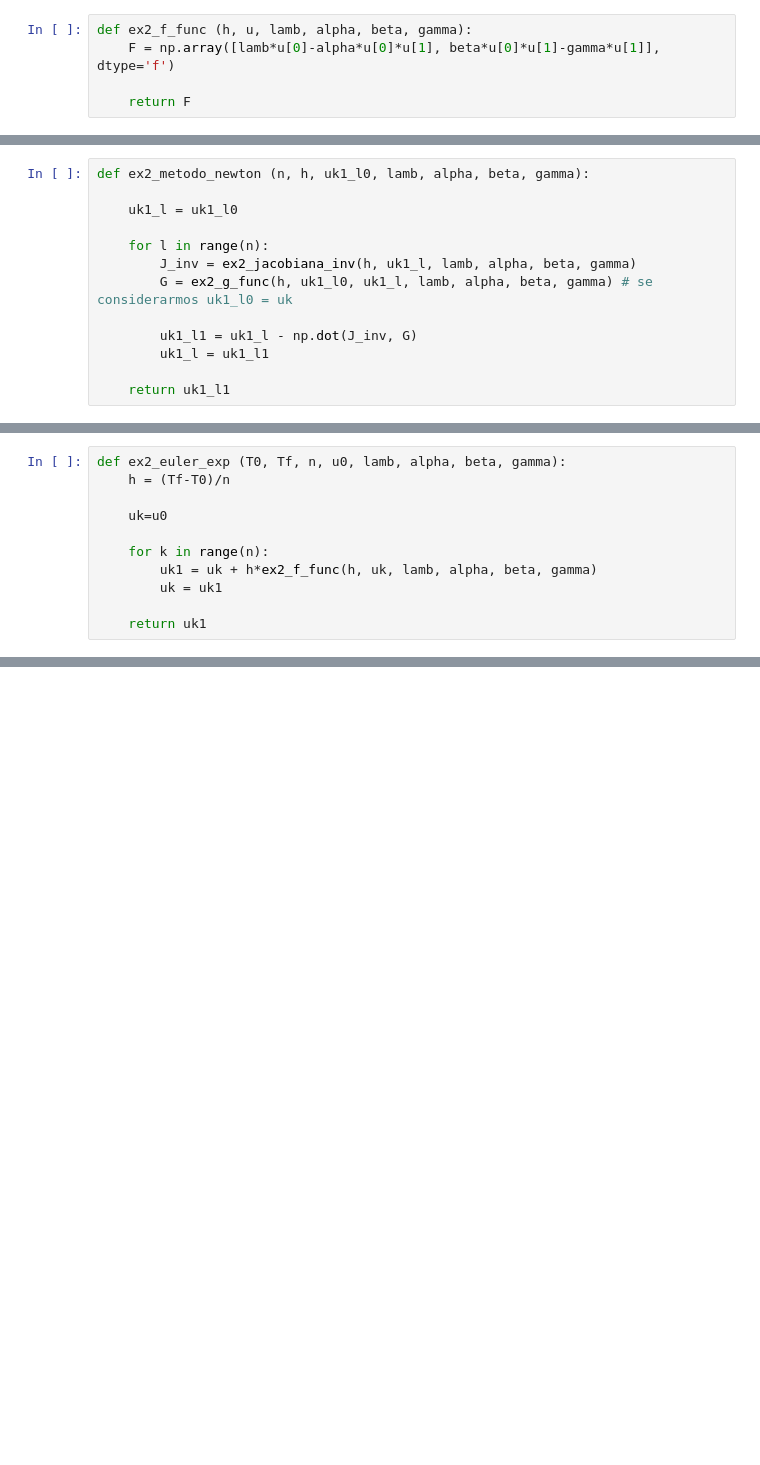
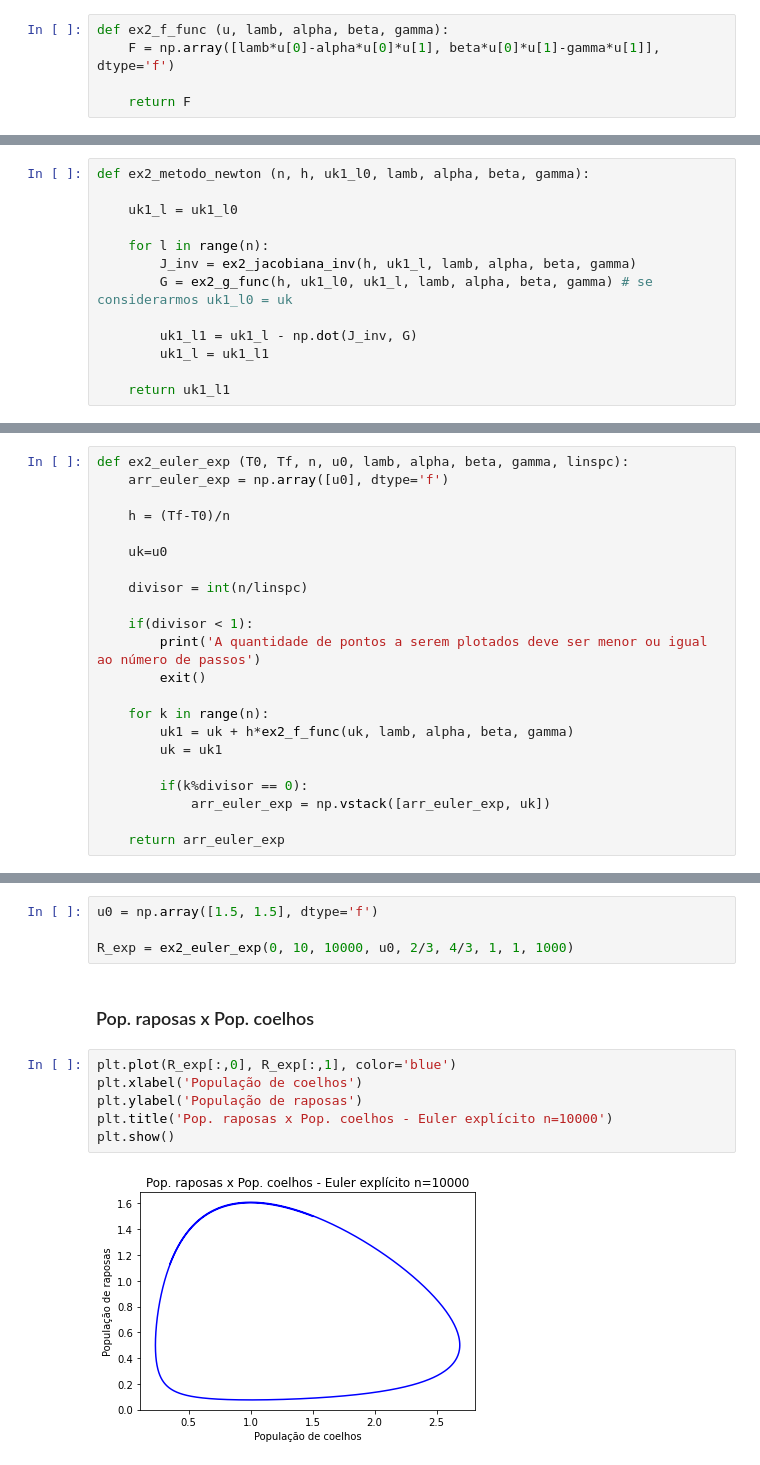
Before and after one commit to enzocardeal/MAP-EP2, a Jupyter notebook: ex2.ipynb, the cells around one changed output, grey strips where cells are left out. Saved outputs shown, nothing was run; the diff lists cells and outputs as text; blank space fills up the shorter version.

```diff
--- a/ex2.ipynb
+++ b/ex2.ipynb
@@ -20,5 +13,5 @@ def ex2_g_func (h, uk, uk1, lamb, alpha, beta, gamma):
 # %%
-def ex2_f_func (h, u, lamb, alpha, beta, gamma):
+def ex2_f_func (u, lamb, alpha, beta, gamma):
     F = np.array([lamb*u[0]-alpha*u[0]*u[1], beta*u[0]*u[1]-gamma*u[1]], dtype='f')
 
     return F
@@ -49,11 +38,22 @@ def ex2_euler_imp (T0, Tf, n, n_l, u0, lamb, alpha, beta, gamma):
 # %%
-def ex2_euler_exp (T0, Tf, n, u0, lamb, alpha, beta, gamma):
+def ex2_euler_exp (T0, Tf, n, u0, lamb, alpha, beta, gamma, linspc):
+    arr_euler_exp = np.array([u0], dtype='f')
+
     h = (Tf-T0)/n
 
     uk=u0
 
+    divisor = int(n/linspc)
+
+    if(divisor < 1):
+        print('A quantidade de pontos a serem plotados deve ser menor ou igual ao número de passos')
+        exit()
+
     for k in range(n):
-        uk1 = uk + h*ex2_f_func(h, uk, lamb, alpha, beta, gamma)
+        uk1 = uk + h*ex2_f_func(uk, lamb, alpha, beta, gamma)
         uk = uk1
 
-    return uk1
+        if(k%divisor == 0):
+            arr_euler_exp = np.vstack([arr_euler_exp, uk])
+
+    return arr_euler_exp
@@ -107,0 +138,14 @@ for i in range (1, 1001):
+# %%
+u0 = np.array([1.5, 1.5], dtype='f')
+
+R_exp = ex2_euler_exp(0, 10, 10000, u0, 2/3, 4/3, 1, 1, 1000)
+# %% [markdown]
+### Pop. raposas x Pop. coelhos
+# %%
+plt.plot(R_exp[:,0], R_exp[:,1], color='blue')
+plt.xlabel('População de coelhos')
+plt.ylabel('População de raposas')
+plt.title('Pop. raposas x Pop. coelhos - Euler explícito n=10000')
+plt.show()
+# %% [output]
+[figure, added]
```
Also changed, not shown: parts of 50 cells of this notebook, 4 other files.
